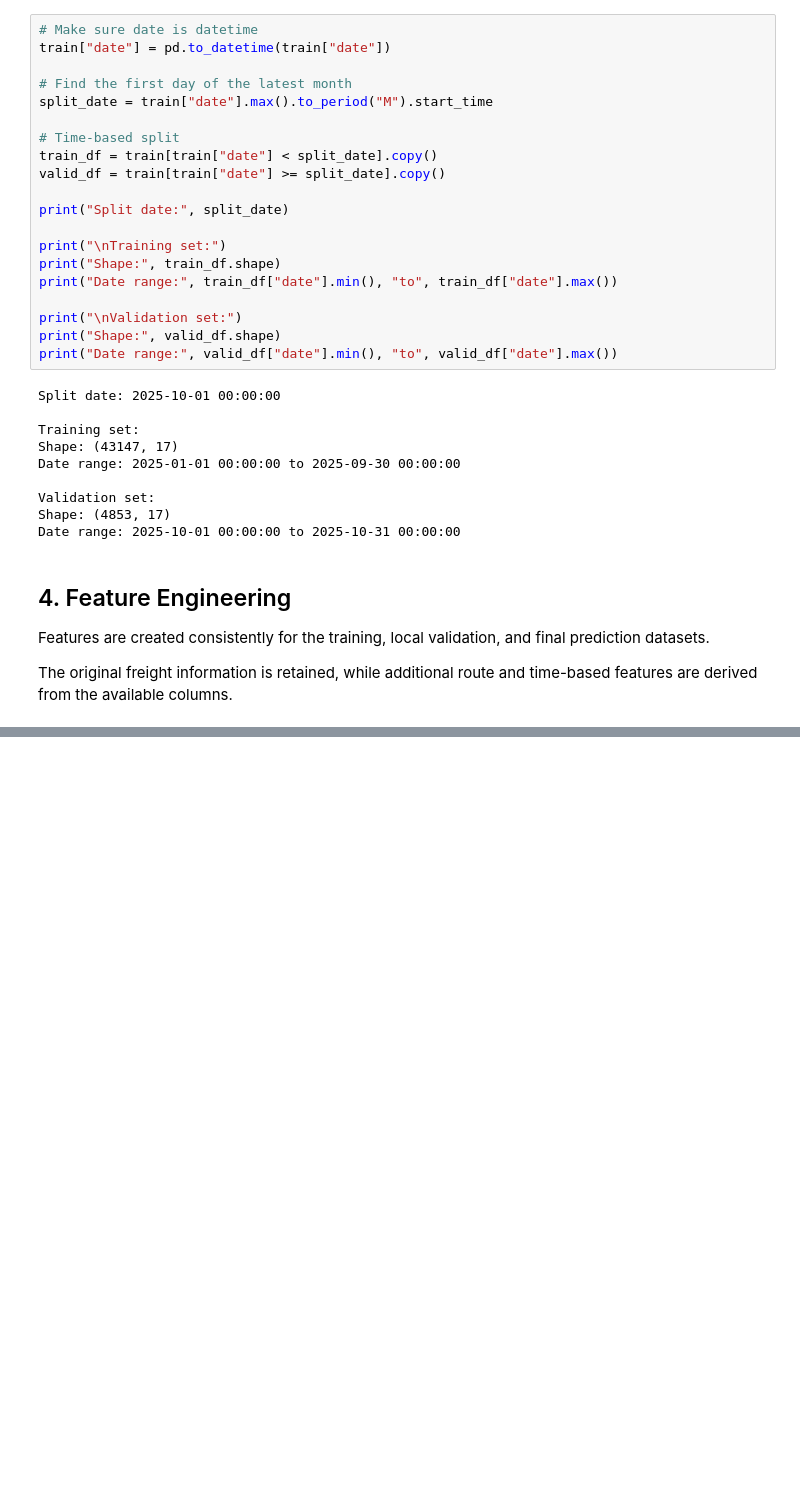
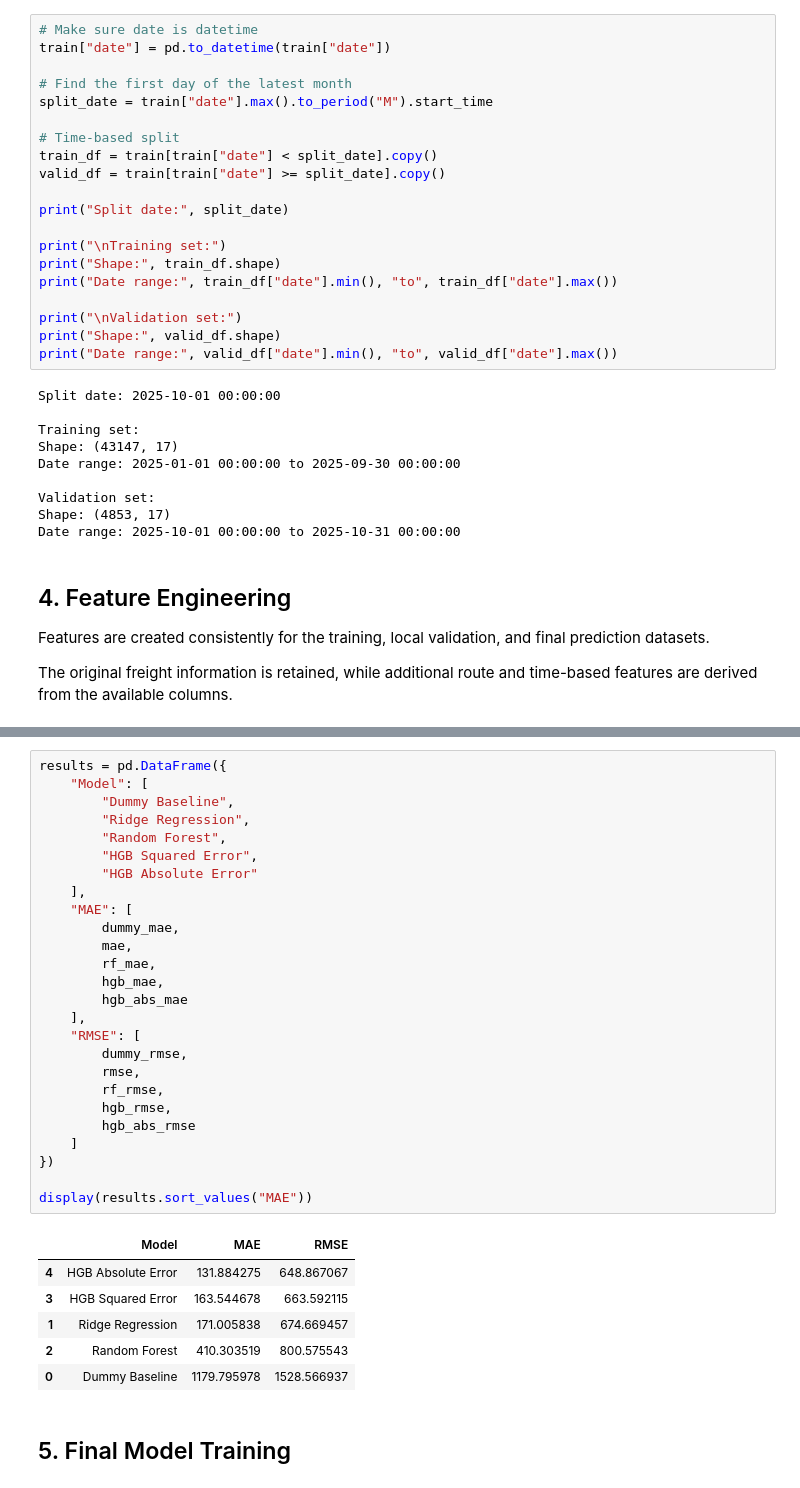
Before and after one commit to Dania-Yasir/freight-rate-prediction, a Jupyter notebook: notebooks/freight_rate_model.ipynb, the cells around one changed output, grey strips where cells are left out. Drawn from its saved outputs; the diff is of its cells as text; blank space fills up the shorter version.

```diff
--- a/notebooks/freight_rate_model.ipynb
+++ b/notebooks/freight_rate_model.ipynb
@@ -189,0 +763,35 @@ The original freight information is retained, while additional route and time-ba
+# %%
+results = pd.DataFrame({
+    "Model": [
+        "Dummy Baseline",
+        "Ridge Regression",
+        "Random Forest",
+        "HGB Squared Error",
+        "HGB Absolute Error"
+    ],
+    "MAE": [
+        dummy_mae,
+        mae,
+        rf_mae,
+        hgb_mae,
+        hgb_abs_mae
+    ],
+    "RMSE": [
+        dummy_rmse,
+        rmse,
+        rf_rmse,
+        hgb_rmse,
+        hgb_abs_rmse
+    ]
+})
+
+display(results.sort_values("MAE"))
+# %% [output]
+|  | Model | MAE | RMSE |
+| 4 | HGB Absolute Error | 131.884275 | 648.867067 |
+| 3 | HGB Squared Error | 163.544678 | 663.592115 |
+| 1 | Ridge Regression | 171.005838 | 674.669457 |
+| 2 | Random Forest | 410.303519 | 800.575543 |
+| 0 | Dummy Baseline | 1179.795978 | 1528.566937 |
+# %% [markdown]
+## 5. Final Model Training
```
Also changed, not shown: parts of 31 cells of this notebook.
